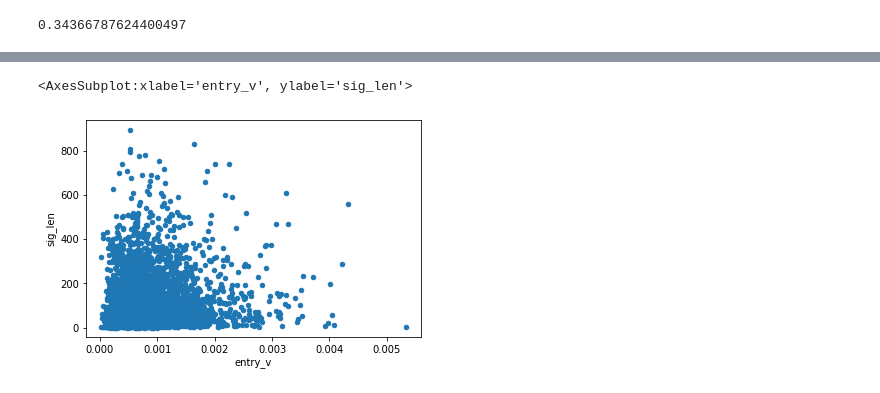
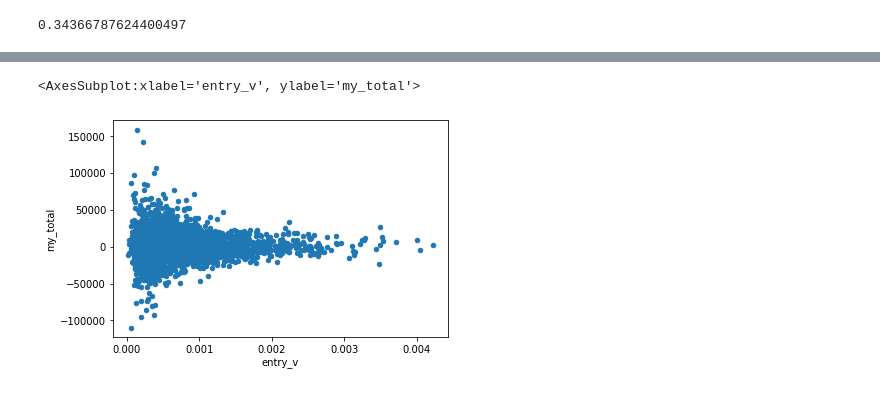
Before and after one commit to bjahnke/backtest_notebook, a Jupyter notebook: notes/backtester.ipynb, the cells around one changed output, grey strips where cells are left out. Drawn from its saved outputs; the diff is of its cells as text; code cells hidden in the pictures.

```diff
--- a/notes/backtester.ipynb
+++ b/notes/backtester.ipynb
@@ -182,5 +177,5 @@ _entry_table.entry_lag.plot.hist(bins=20)
 # %%
-_entry_table.plot.scatter(x='entry_v', y='sig_len')
+_entry_table.plot.scatter(x='entry_v', y='my_total')
 # %% [output]
-<AxesSubplot:xlabel='entry_v', ylabel='sig_len'>
+<AxesSubplot:xlabel='entry_v', ylabel='my_total'>
-[figure, old version]
+[figure, new version]
```
Also changed, not shown: parts of 12 cells of this notebook, 5 other files.
